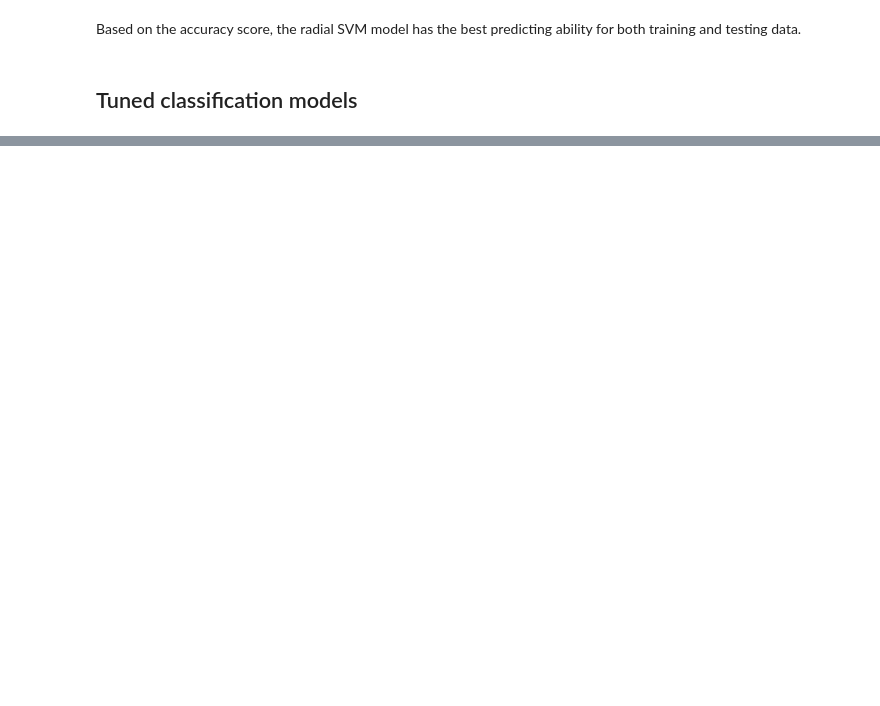
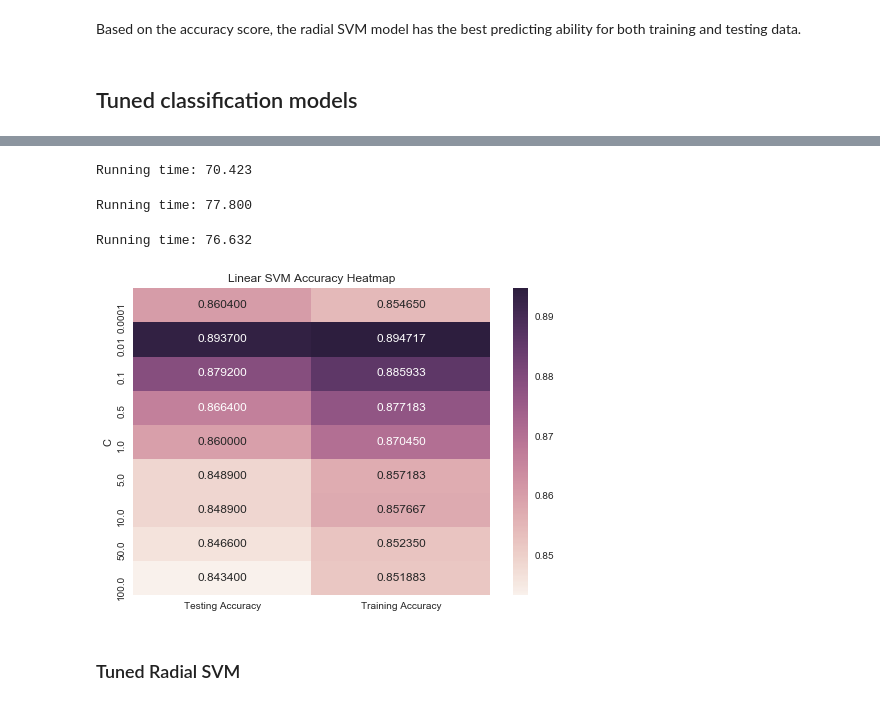
Before and after one commit to jingruli11/tensorflow-testing, a Jupyter notebook: ML Homework 3.ipynb, the cells around one changed output, grey strips where cells are left out. Saved outputs shown, nothing was run; the diff lists cells and outputs as text; code cells hidden in the pictures; blank space fills up the shorter version.

```diff
--- a/ML Homework 3.ipynb
+++ b/ML Homework 3.ipynb
@@ -226,0 +424,68 @@ Based on the accuracy score, the radial SVM model has the best predicting abilit
+# %%
+# Due to limited computing power, the parameters will be tested in sub-for-loops
+start = timeit.default_timer()
+for i in param_lsvm[3:5]:
+    clf_temp = LinearSVC(penalty = 'l2', C = i, multi_class = 'ovr')
+    clf_temp.fit(train_image_sample, train_label_sample)
+    temp_train_score = clf_temp.score(train_image, train_label)
+    temp_test_score = clf_temp.score(test_image, test_label)
+    train_scores_lsvm.append(temp_train_score)
+    test_scores_lsvm.append(temp_test_score)
+
+stop = timeit.default_timer()
+clf_tune_lsvm_time = stop - start
+print('Running time: %.3f' % (stop - start))
+# %% [output]
+Running time: 70.423
+# %%
+# Due to limited computing power, the parameters will be tested in sub-for-loops
+start = timeit.default_timer()
+for i in param_lsvm[5:7]:
+    clf_temp = LinearSVC(penalty = 'l2', C = i, multi_class = 'ovr')
+    clf_temp.fit(train_image_sample, train_label_sample)
+    temp_train_score = clf_temp.score(train_image, train_label)
+    temp_test_score = clf_temp.score(test_image, test_label)
+    train_scores_lsvm.append(temp_train_score)
+    test_scores_lsvm.append(temp_test_score)
+
+stop = timeit.default_timer()
+clf_tune_lsvm_time = stop - start
+print('Running time: %.3f' % (stop - start))
+# %% [output]
+Running time: 77.800
+# %%
+# Due to limited computing power, the parameters will be tested in sub-for-loops
+start = timeit.default_timer()
+for i in param_lsvm[7:]:
+    clf_temp = LinearSVC(penalty = 'l2', C = i, multi_class = 'ovr')
+    clf_temp.fit(train_image_sample, train_label_sample)
+    temp_train_score = clf_temp.score(train_image, train_label)
+    temp_test_score = clf_temp.score(test_image, test_label)
+    train_scores_lsvm.append(temp_train_score)
+    test_scores_lsvm.append(temp_test_score)
+
+stop = timeit.default_timer()
+clf_tune_lsvm_time = stop - start
+print('Running time: %.3f' % (stop - start))
+# %% [output]
+Running time: 76.632
+# %%
+# create a dataframe to display comparison
+d_tune_lsvm = {'C': param_lsvm,
+            'Training Accuracy': train_scores_lsvm,
+            'Testing Accuracy': test_scores_lsvm}
+df_tune_lsvm = pd.DataFrame(data = d_tune_lsvm)
+df_tune_lsvm.set_index('C', inplace = True)
+# %%
+# display the result
+plt.clf()
+
+fig_lsvm = sns.heatmap(df_tune_lsvm, annot=True, fmt='f')
+plt.subplots_adjust(top=0.9)
+fig_lsvm.set_title('Linear SVM Accuracy Heatmap')
+
+plt.show()
+# %% [output]
+[figure, added]
+# %% [markdown]
+### Tuned Radial SVM
```
Also changed, not shown: parts of 44 cells of this notebook.
